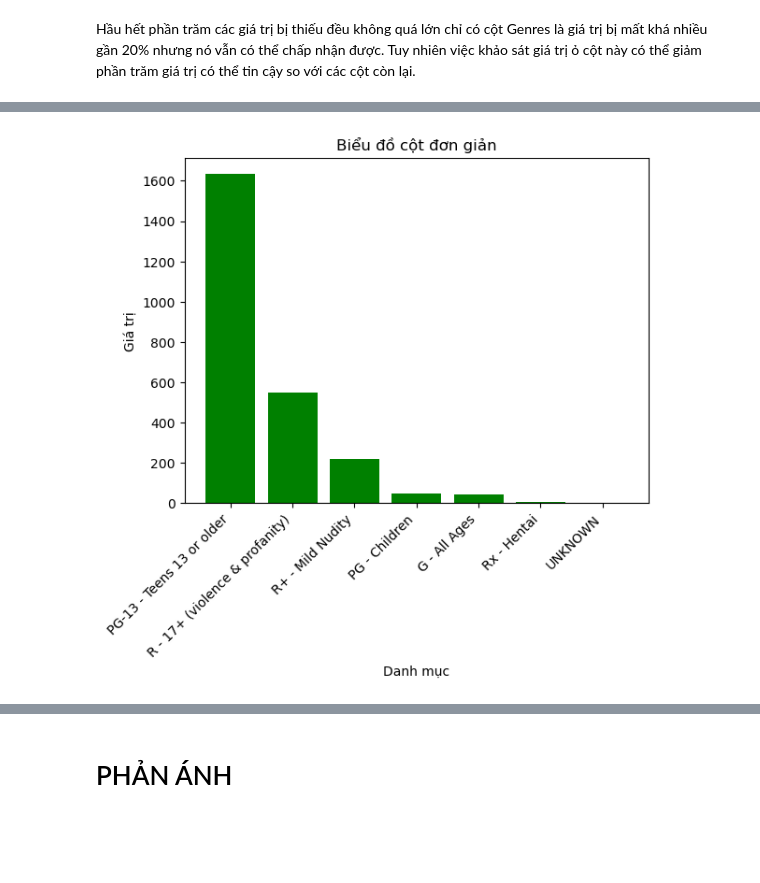
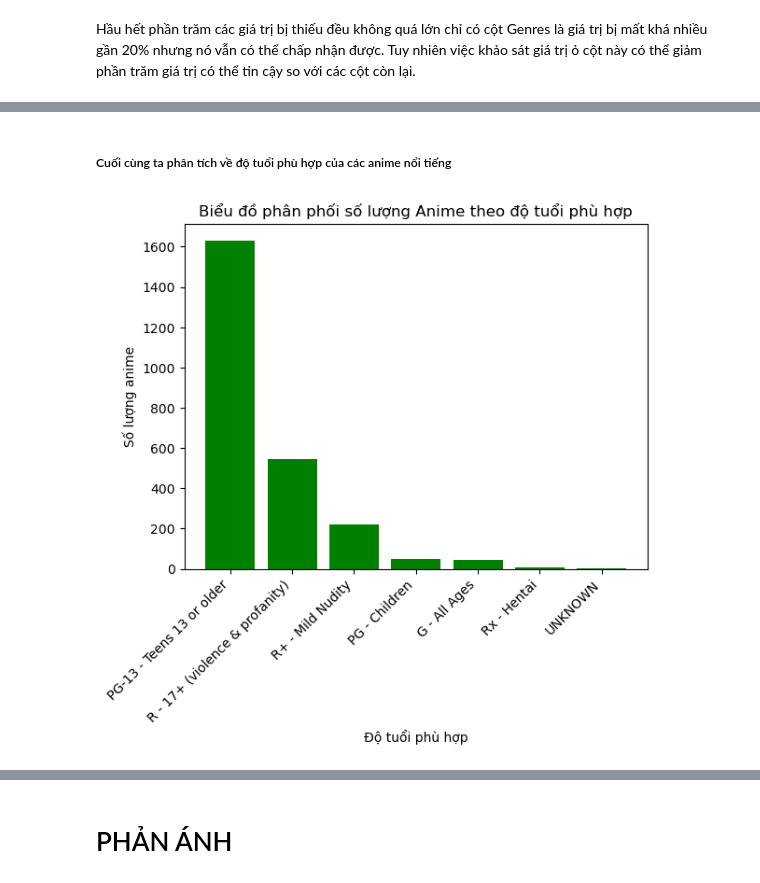
Before and after one commit to AnTuannn/FinalProject_LTKHDL_HKT, a Jupyter notebook: TraLoiCauHoi.ipynb, the cells around one changed output, grey strips where cells are left out. Saved outputs shown, nothing was run; the diff lists cells and outputs as text; code cells hidden in the pictures; blank space fills up the shorter version.

```diff
--- a/TraLoiCauHoi.ipynb
+++ b/TraLoiCauHoi.ipynb
@@ -181,13 +276,15 @@ plt.show()
+# %% [markdown]
+##### Cuối cùng ta phân tích về độ tuổi phù hợp của các anime nổi tiếng
 # %%
 # Vẽ biểu đồ cột
 plt.bar(rating_distribution.keys(), rating_distribution.values(), color='green')
 plt.xticks(rotation=45, ha='right')
 # Thêm tiêu đề và nhãn cho trục
-plt.title('Biểu đồ cột đơn giản')
-plt.xlabel('Danh mục')
-plt.ylabel('Giá trị')
+plt.title('Biểu đồ phân phối số lượng Anime theo độ tuổi phù hợp')
+plt.xlabel('Độ tuổi phù hợp')
+plt.ylabel('Số lượng anime')
 
 # Hiển thị biểu đồ
 plt.show()
 # %% [output]
-[figure, old version]
+[figure, new version]
```
Also changed, not shown: parts of 52 cells of this notebook.
